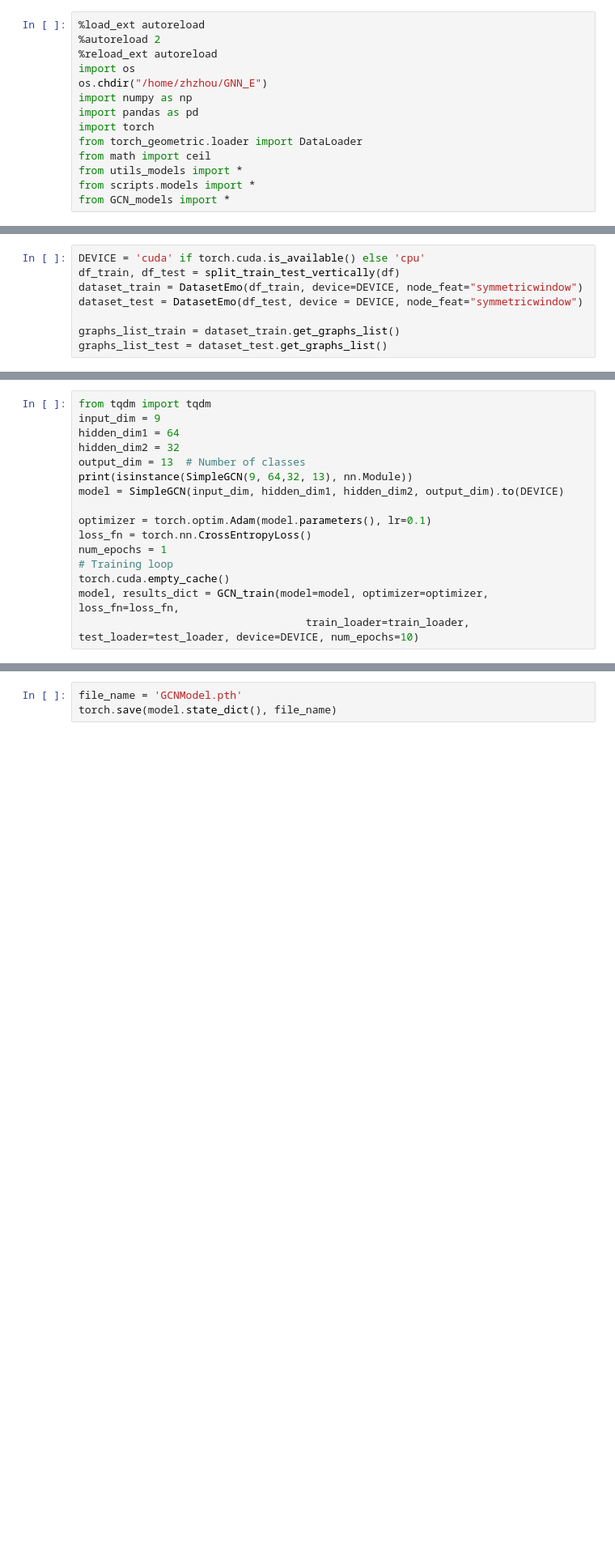
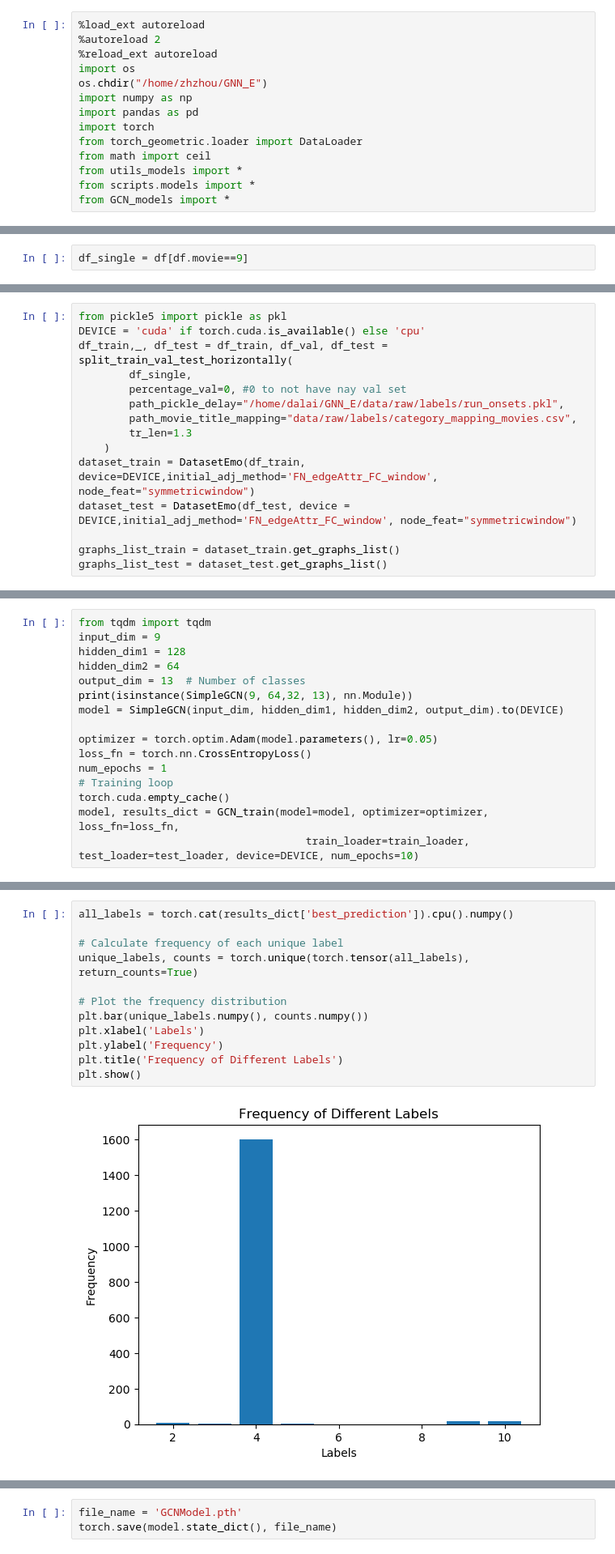
Before and after one commit to CS-433/ml-project-2-zenconvolutionalgraph, a Jupyter notebook: GCN/GNN.ipynb, the cells around one changed output, grey strips where cells are left out. Shown: that part at 81% size. Cells and saved outputs as stored; diff of their text form; blank space fills up the shorter version.

```diff
--- a/GCN/GNN.ipynb
+++ b/GCN/GNN.ipynb
@@ -18,0 +28,2 @@ df =  pd.read_csv(data_path, index_col=0)
+# %%
+df_single = df[df.movie==9]
@@ -19,8 +47,15 @@ df =  pd.read_csv(data_path, index_col=0)
 # %%
+from pickle5 import pickle as pkl
 DEVICE = 'cuda' if torch.cuda.is_available() else 'cpu'
-df_train, df_test = split_train_test_vertically(df)
-dataset_train = DatasetEmo(df_train, device=DEVICE, node_feat="symmetricwindow")
-dataset_test = DatasetEmo(df_test, device = DEVICE, node_feat="symmetricwindow")
+df_train,_, df_test = df_train, df_val, df_test = split_train_val_test_horizontally(
+        df_single,
+        percentage_val=0, #0 to not have nay val set
+        path_pickle_delay="/home/dalai/GNN_E/data/raw/labels/run_onsets.pkl",
+        path_movie_title_mapping="data/raw/labels/category_mapping_movies.csv",
+        tr_len=1.3
+    )
+dataset_train = DatasetEmo(df_train, device=DEVICE,initial_adj_method='FN_edgeAttr_FC_window', node_feat="symmetricwindow")
+dataset_test = DatasetEmo(df_test, device = DEVICE,initial_adj_method='FN_edgeAttr_FC_window', node_feat="symmetricwindow")
 
 graphs_list_train = dataset_train.get_graphs_list()
 graphs_list_test = dataset_test.get_graphs_list()
@@ -49,13 +125,13 @@ N batches in test: 1739
 # %%
 from tqdm import tqdm
 input_dim = 9
-hidden_dim1 = 64
-hidden_dim2 = 32
+hidden_dim1 = 128
+hidden_dim2 = 64
 output_dim = 13  # Number of classes
 print(isinstance(SimpleGCN(9, 64,32, 13), nn.Module))
 model = SimpleGCN(input_dim, hidden_dim1, hidden_dim2, output_dim).to(DEVICE)
 
-optimizer = torch.optim.Adam(model.parameters(), lr=0.1)
+optimizer = torch.optim.Adam(model.parameters(), lr=0.05)
 loss_fn = torch.nn.CrossEntropyLoss()
 num_epochs = 1
 # Training loop
@@ -66,0 +155,14 @@ True
+# %%
+all_labels = torch.cat(results_dict['best_prediction']).cpu().numpy()
+
+# Calculate frequency of each unique label
+unique_labels, counts = torch.unique(torch.tensor(all_labels), return_counts=True)
+
+# Plot the frequency distribution
+plt.bar(unique_labels.numpy(), counts.numpy())
+plt.xlabel('Labels')
+plt.ylabel('Frequency')
+plt.title('Frequency of Different Labels')
+plt.show()
+# %% [output]
+[figure, added]
```
Also changed, not shown: parts of 16 cells of this notebook, 3 other files.
